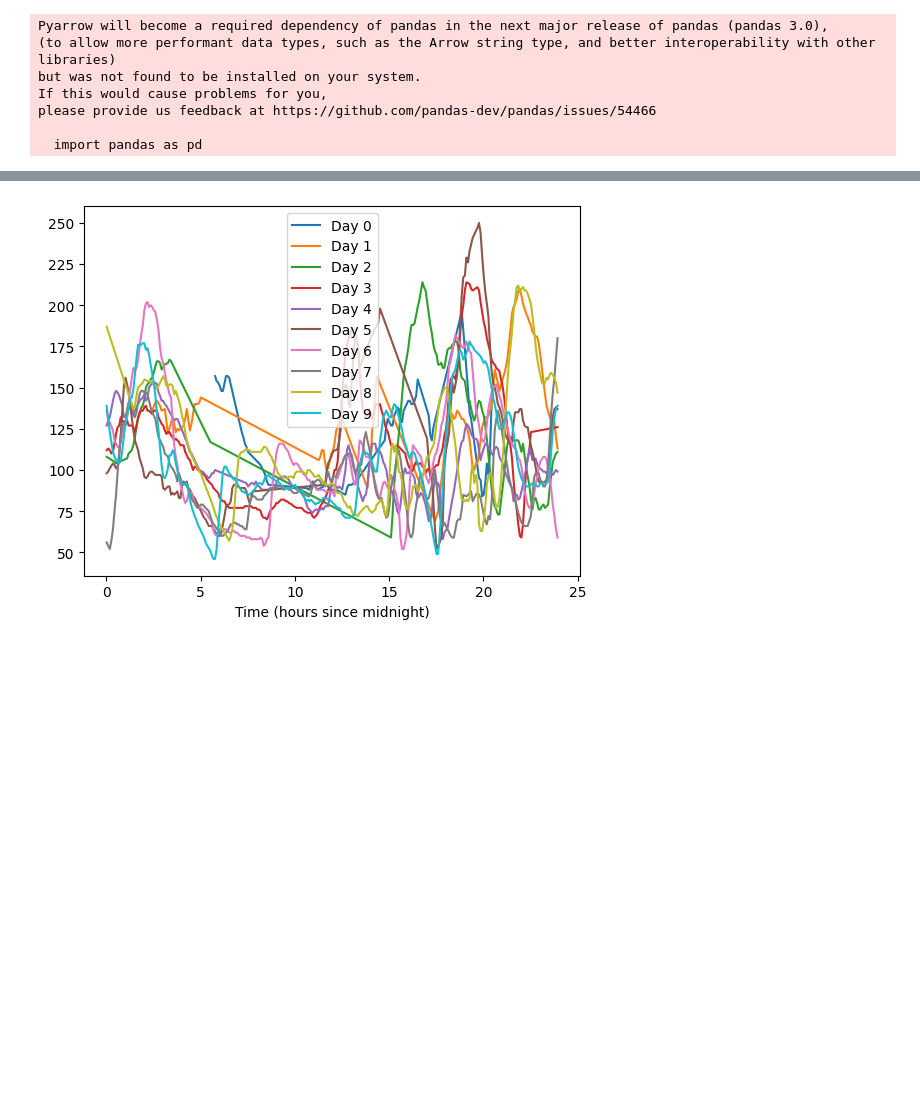
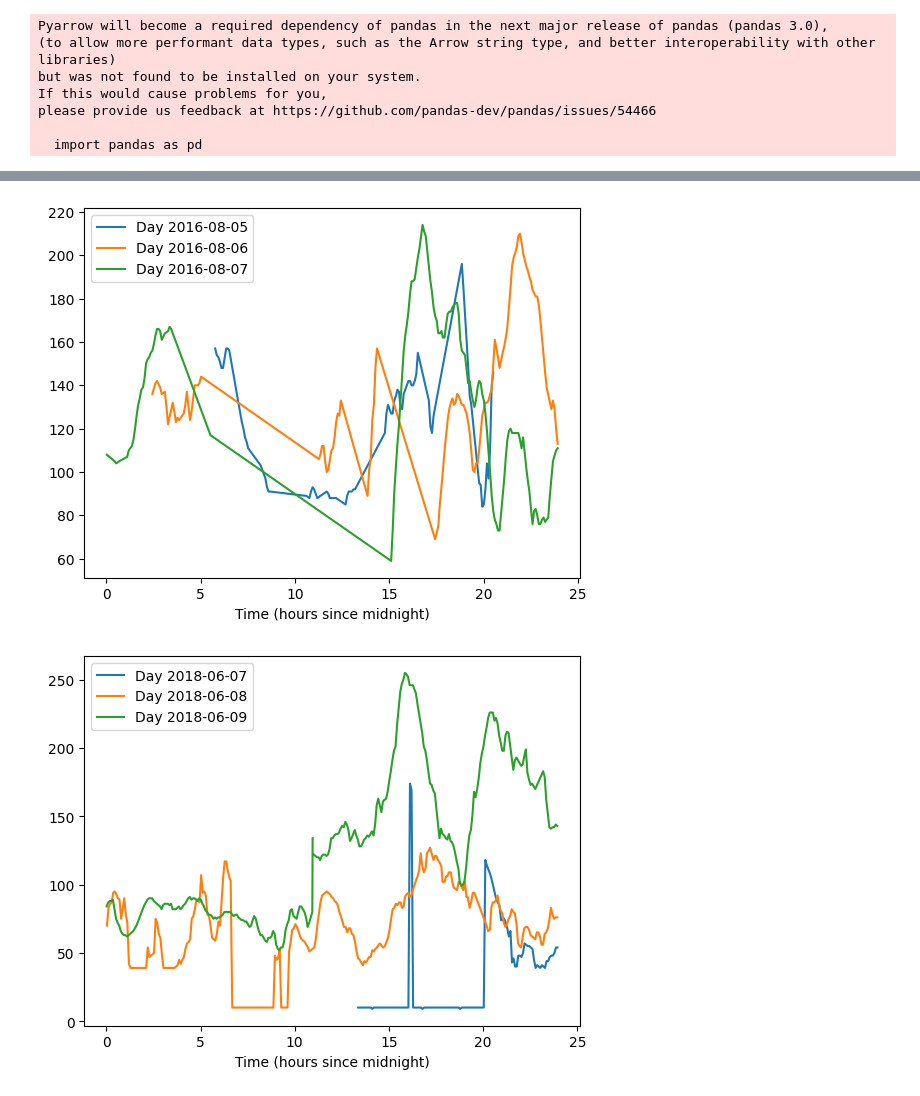
Before and after one commit to francesco-vaselli/GlucoseGuard, a Jupyter notebook: src/data_processing/explore_dataset.ipynb, the cells around one changed output, grey strips where cells are left out. Cells and saved outputs as stored; diff of their text form; code cells hidden in the pictures; blank space fills up the shorter version.

```diff
--- a/src/data_processing/explore_dataset.ipynb
+++ b/src/data_processing/explore_dataset.ipynb
@@ -14,6 +14,6 @@ please provide us feedback at https://github.com/pandas-dev/pandas/issues/54466
 
   import pandas as pd
 # %%
-ds = np.load("dataset_24h.npy", allow_pickle=True)
+ds = np.load("dataset_full.npy", allow_pickle=True)
 # %%
 print(ds.shape)
@@ -32,0 +40,8 @@ ds.item().get("72492570")[0][:10]
+# %%
+df = pd.DataFrame.from_dict(ds.item())
+df = df.T
+df = df.explode(["Glucose", "DateTime"])
+
+# create the Day column
+df["Day"] = df["DateTime"].dt.date
+df
@@ -33,28 +62,26 @@ ds.item().get("72492570")[0][:10]
 # %%
+# plot 3 days for each patient in the df
+for patient in df.index.unique():
+    fig, ax = plt.subplots()
+    for day in df.loc[patient]["Day"].unique()[:3]:
+        day_data = df.loc[patient].loc[df.loc[patient]["Day"] == day]
+        bg = day_data["Glucose"].values  # Blood glucose levels
+        datetimes = day_data["DateTime"]  # Datetimes
 
-fig, ax = plt.subplots()
+        # Convert datetimes to hours
+        hours = [t.hour + t.minute / 60.0 for t in datetimes]
 
-for i in range(10):
-    day_data = ds.item().get("72492570")[i]
-    bg = [t[0] for t in day_data]  # Blood glucose levels
-    datetimes = [t[1] for t in day_data]
+        # Plot the data
+        ax.plot(hours, bg, label=f"Day {day}")
 
-    # Convert datetimes to hours
-    hours = [t.hour + t.minute / 60.0 for t in datetimes]
+    # Formatting the x-axis to show hours
+    ax.set_xlabel('Time (hours since midnight)')
 
+    # Adding a legend
+    plt.legend()
 
-    # Convert seconds to hours
-    #hours = np.array(seconds) / 3600.0
-
-    ax.plot(hours, bg, label=f"Day {i}")
-
-# Formatting the x-axis to show hours
-ax.set_xlabel('Time (hours since midnight)')
-
-# Adding a legend
-plt.legend()
-
-# Display the plot
-plt.show()
+    # Display the plot
+    plt.show()
 # %% [output]
-[figure, old version]
+[figure, new version]
+[figure, added]
```
Also changed, not shown: parts of 9 cells of this notebook, 2 other files.
